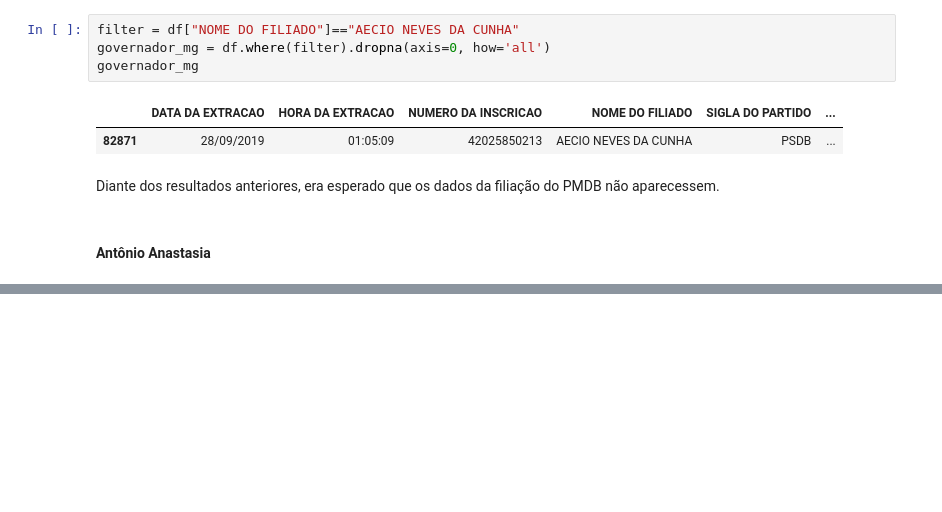
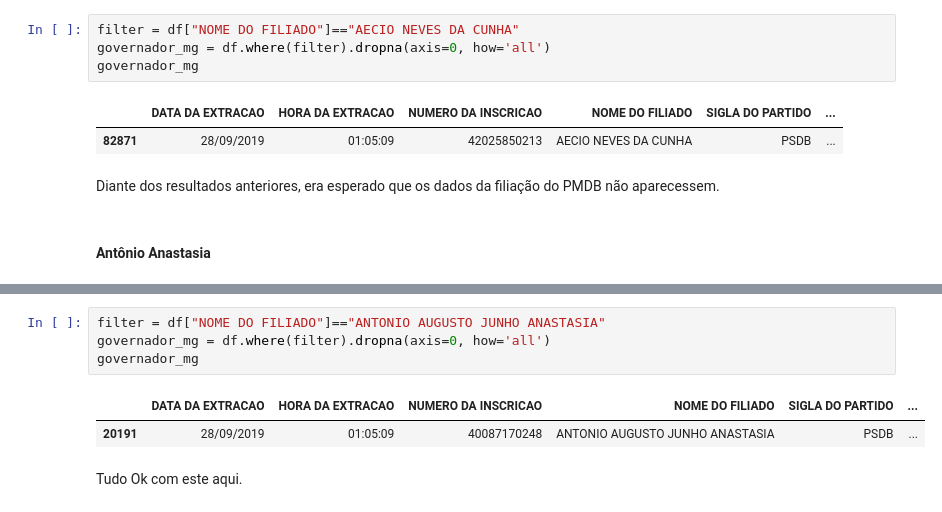
Before and after one commit to pedreirodelima/MG_Filiados, a Jupyter notebook: MG Filiados.ipynb, the cells around one changed output, grey strips where cells are left out. Saved outputs shown, nothing was run; the diff lists cells and outputs as text; blank space fills up the shorter version.

```diff
--- a/MG Filiados.ipynb
+++ b/MG Filiados.ipynb
@@ -446,0 +457,9 @@ Diante dos resultados anteriores, era esperado que os dados da filiação do PMD
+# %%
+filter = df["NOME DO FILIADO"]=="ANTONIO AUGUSTO JUNHO ANASTASIA"
+governador_mg = df.where(filter).dropna(axis=0, how='all')
+governador_mg
+# %% [output]
+|  | DATA DA EXTRACAO | HORA DA EXTRACAO | NUMERO DA INSCRICAO | NOME DO FILIADO | SIGLA DO PARTIDO | ... |
+| 20191 | 28/09/2019 | 01:05:09 | 40087170248 | ANTONIO AUGUSTO JUNHO ANASTASIA | PSDB | ... |
+# %% [markdown]
+Tudo Ok com este aqui.
```
Also changed, not shown: parts of 1 cell of this notebook.
